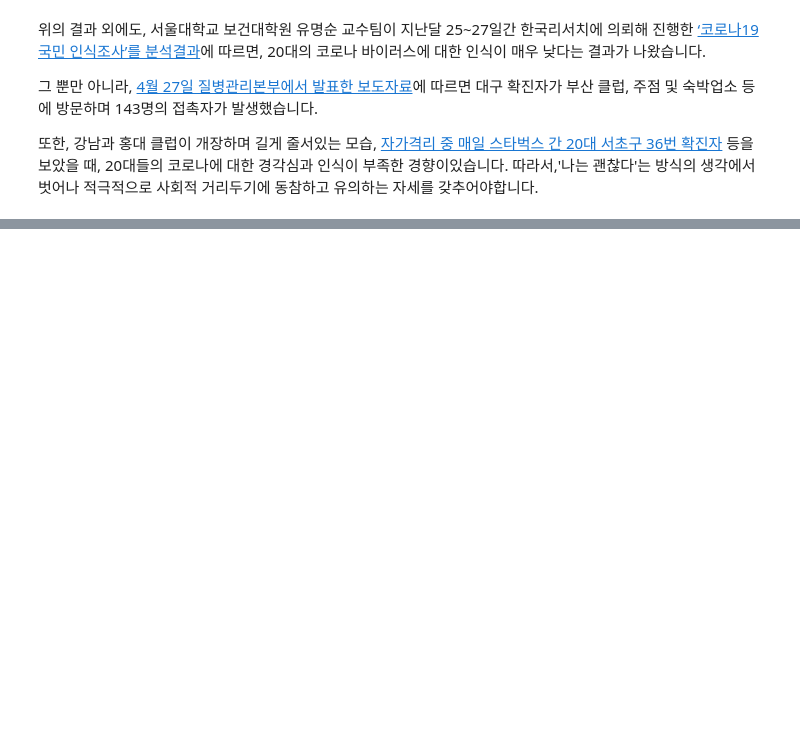
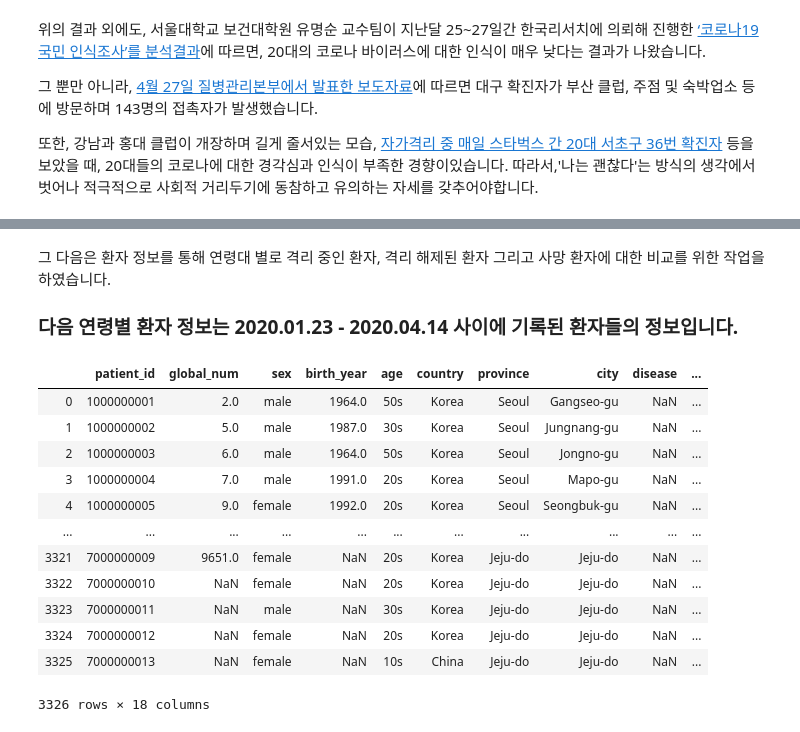
Before and after one commit to chan157/DACON_COVID, a Jupyter notebook: Submission_v2_test.ipynb, the cells around one changed output, grey strips where cells are left out. Saved outputs shown, nothing was run; the diff lists cells and outputs as text; code cells hidden in the pictures; blank space fills up the shorter version.

```diff
--- a/Submission_v2_test.ipynb
+++ b/Submission_v2_test.ipynb
@@ -597,0 +634,20 @@ https://news.mt.co.kr/mtview.php?no=2020041714043594627
+# %% [markdown]
+ 그 다음은 환자 정보를 통해 연령대 별로 격리 중인 환자, 격리 해제된 환자 그리고 사망 환자에 대한 비교를 위한 작업을 하였습니다.
+
+ ### 다음 연령별 환자 정보는 2020.01.23 - 2020.04.14 사이에 기록된 환자들의 정보입니다.
+# %%
+patientinfo
+# %% [output]
+|  | patient_id | global_num | sex | birth_year | age | country | province | city | disease | ... |
+| 0 | 1000000001 | 2.0 | male | 1964.0 | 50s | Korea | Seoul | Gangseo-gu | NaN | ... |
+| 1 | 1000000002 | 5.0 | male | 1987.0 | 30s | Korea | Seoul | Jungnang-gu | NaN | ... |
+| 2 | 1000000003 | 6.0 | male | 1964.0 | 50s | Korea | Seoul | Jongno-gu | NaN | ... |
+| 3 | 1000000004 | 7.0 | male | 1991.0 | 20s | Korea | Seoul | Mapo-gu | NaN | ... |
+| 4 | 1000000005 | 9.0 | female | 1992.0 | 20s | Korea | Seoul | Seongbuk-gu | NaN | ... |
+| ... | ... | ... | ... | ... | ... | ... | ... | ... | ... | ... |
+| 3321 | 7000000009 | 9651.0 | female | NaN | 20s | Korea | Jeju-do | Jeju-do | NaN | ... |
+| 3322 | 7000000010 | NaN | female | NaN | 20s | Korea | Jeju-do | Jeju-do | NaN | ... |
+| 3323 | 7000000011 | NaN | male | NaN | 30s | Korea | Jeju-do | Jeju-do | NaN | ... |
+| 3324 | 7000000012 | NaN | female | NaN | 20s | Korea | Jeju-do | Jeju-do | NaN | ... |
+| 3325 | 7000000013 | NaN | female | NaN | 10s | China | Jeju-do | Jeju-do | NaN | ... |
+3326 rows × 18 columns
```
Also changed, not shown: parts of 75 cells of this notebook, 5 other files.
